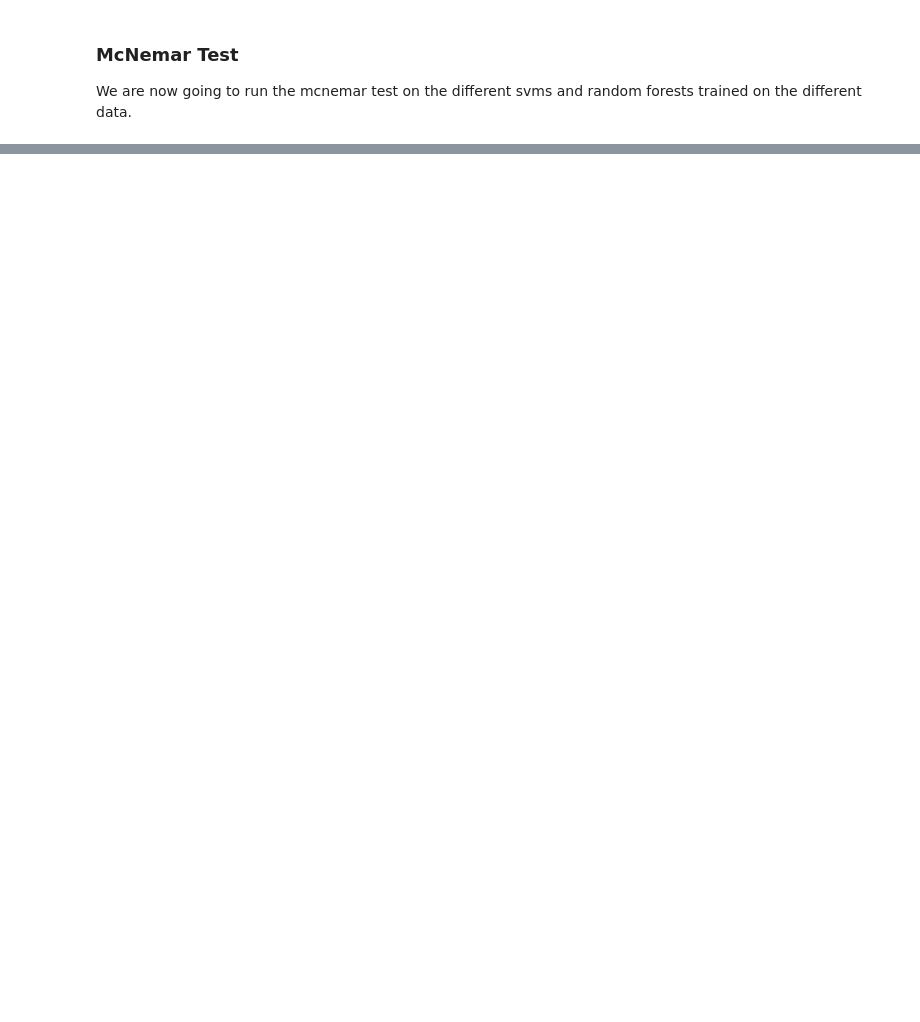
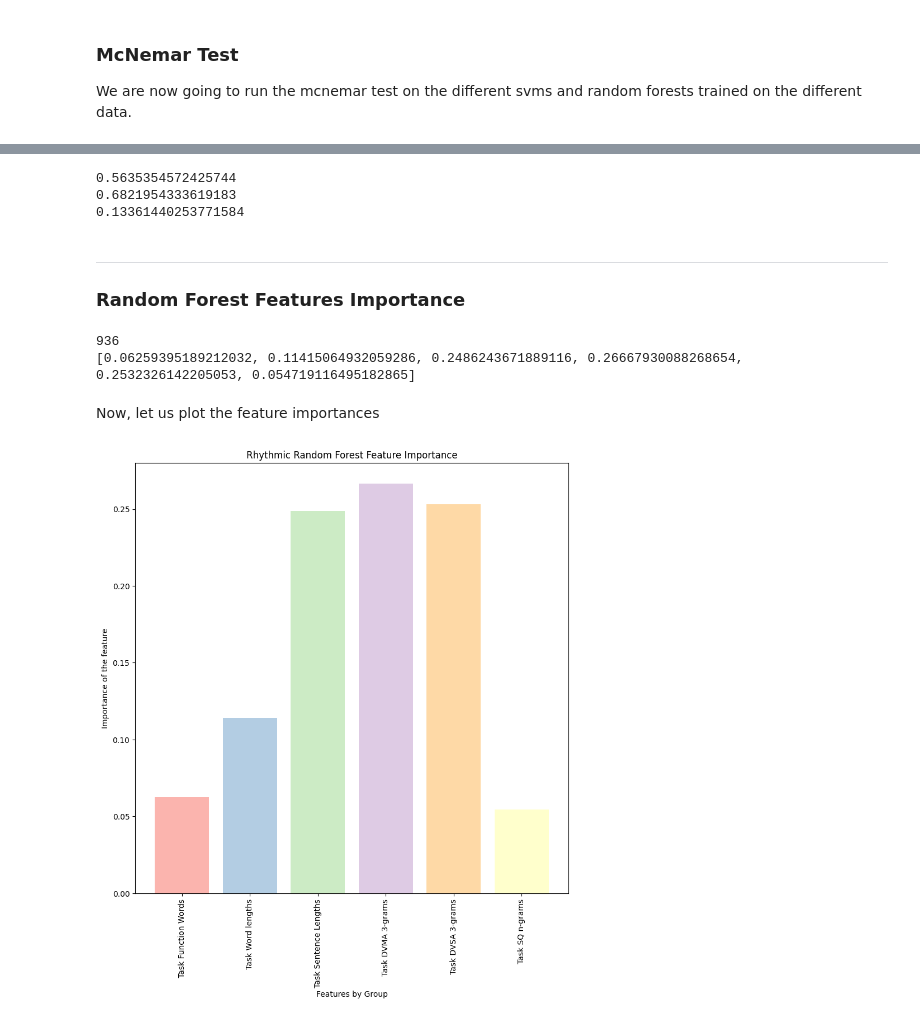
Before and after one commit to SufurElite/LatinAuthorshipAttribution, a Jupyter notebook: analysis.ipynb, the cells around one changed output, grey strips where cells are left out. Cells and saved outputs as stored; diff of their text form; code cells hidden in the pictures; blank space fills up the shorter version.

```diff
--- a/analysis.ipynb
+++ b/analysis.ipynb
@@ -592,12 +555,0 @@ Now, let us plot the feature importances
-# %%
-cmap = iter([plt.cm.Pastel1(i) for i in range(len(grouped_importances))])
-
-plt.rcParams["figure.figsize"] = (20,20)
-plt.title("Rhythmic Random Forest Feature Importance")
-x = ["Task Function Words", "Task Word lengths", "Task Sentence Lengths", "Task DVMA 3-grams", "Task DVSA 3-grams", "Task SQ n-grams"]
-for i in range(len(grouped_importances)):
-    plt.bar(x[i],grouped_importances[i], color =[next(cmap)])
-plt.xticks(rotation='vertical')
-plt.xlabel("Features by Group")
-plt.ylabel("Importance of the feature")
-plt.savefig(os.getcwd()+"/Data/Plots/Rhythmic Random Forest Feature Importance.png")
@@ -605,0 +723,68 @@ plt.savefig(os.getcwd()+"/Data/Plots/Rhythmic Random Forest Feature Importance.p
+# %%
+min_p_val = 100
+average_svm_p_val = 0
+average_rf_p_val = 0
+for val in history:
+    min_p_val = min(min_p_val, val["SVM McNemar P-Value"])
+    min_p_val = min(min_p_val, val["Random Forest McNemar P-Value"])
+    average_svm_p_val+=val["SVM McNemar P-Value"]
+    average_rf_p_val+=val["Random Forest McNemar P-Value"]
+average_svm_p_val/=len(history)
+average_rf_p_val/=len(history)
+print(average_svm_p_val)
+print(average_rf_p_val)
+print(min_p_val)
+# %% [output]
+0.5635354572425744
+0.6821954333619183
+0.13361440253771584
+# %% [markdown]
+<hr>
+
+### Random Forest Features Importance
+# %%
+importances = random_forest_clf_one.feature_importances_
+grouped_importances = [0]*6
+print(len(importances))
+
+for i in range(len(importances)):
+    if i<80:
+        # task function words (#features=80)
+        grouped_importances[0]+=importances[i]
+    elif i<(80+25):
+        # task word lengths (#features=25)
+        grouped_importances[1]+=importances[i]
+    elif i<(80+25+100):
+        # task sentence lengths (#features=100)
+        grouped_importances[2]+=importances[i]
+    elif i<(80+25+100+355):
+        # task DVMA 3-grams (#features=355)
+        grouped_importances[3]+=importances[i]
+    elif i<(80+25+100+355+351):
+        # task DVSA 3-grams (#features=351)
+        grouped_importances[4]+=importances[i]
+    else:
+        # task SQ n-grams (#features=27)
+        grouped_importances[5]+=importances[i]
+# we now have a list of the sums of the importance for each group of feature
+# let's plot how this looks
+print(grouped_importances)
+# %% [output]
+936
+[0.06259395189212032, 0.11415064932059286, 0.2486243671889116, 0.26667930088268654, 0.2532326142205053, 0.054719116495182865]
+# %% [markdown]
+Now, let us plot the feature importances
+# %%
+cmap = iter([plt.cm.Pastel1(i) for i in range(len(grouped_importances))])
+
+plt.rcParams["figure.figsize"] = (10,10)
+plt.title("Rhythmic Random Forest Feature Importance")
+x = ["Task Function Words", "Task Word lengths", "Task Sentence Lengths", "Task DVMA 3-grams", "Task DVSA 3-grams", "Task SQ n-grams"]
+for i in range(len(grouped_importances)):
+    plt.bar(x[i],grouped_importances[i], color =[next(cmap)])
+plt.xticks(rotation='vertical')
+plt.xlabel("Features by Group")
+plt.ylabel("Importance of the feature")
+plt.savefig(os.getcwd()+"/Data/Plots/Rhythmic Random Forest Feature Importance.png")
+# %% [output]
+[figure, added]
```
Also changed, not shown: parts of 9 cells of this notebook, 2 other files.
